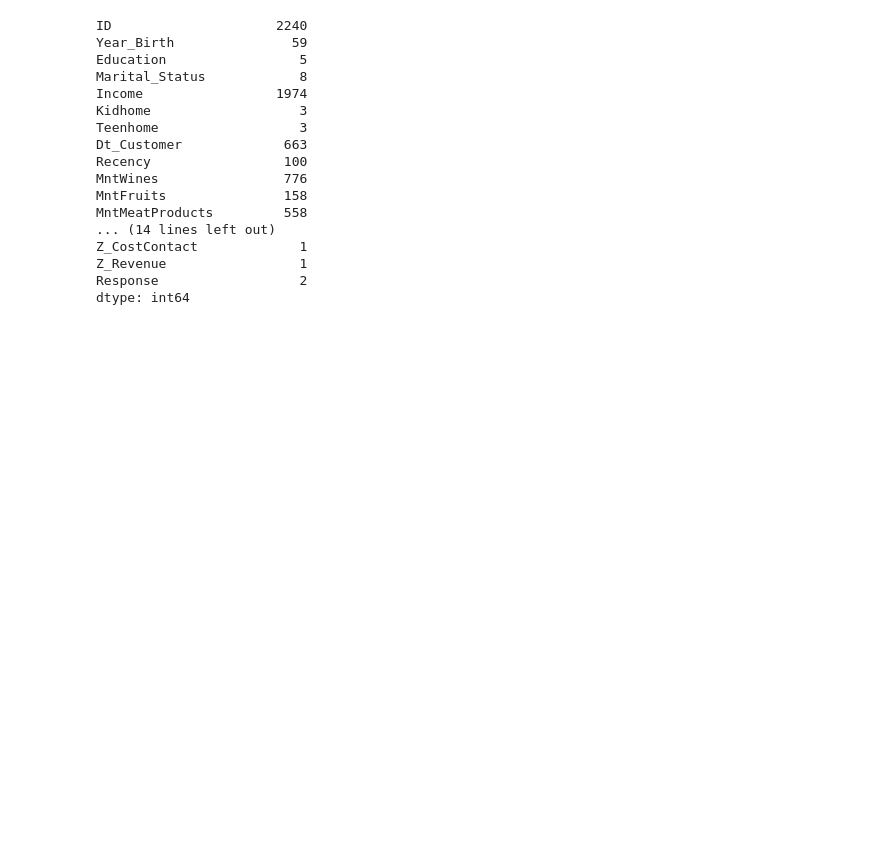
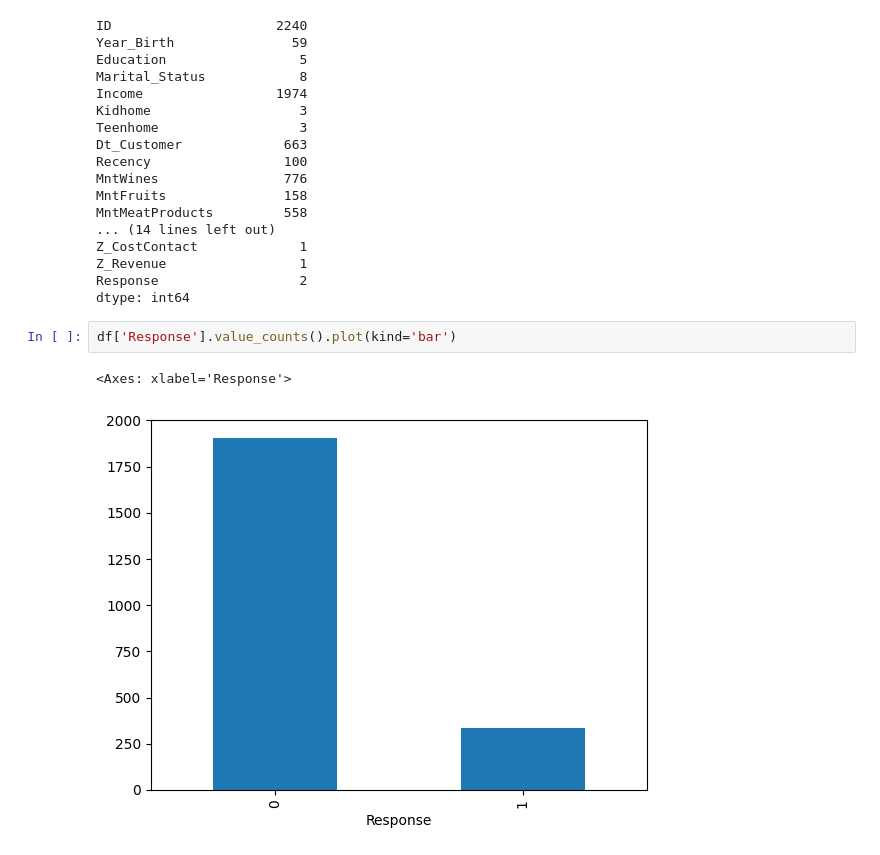
Before and after one commit to dhanu0709/2024_IA651_RSDJ_final_project, a Jupyter notebook: ml_pro.ipynb, the cells around one changed output. Drawn from its saved outputs; the diff is of its cells as text; blank space fills up the shorter version.

```diff
--- a/ml_pro.ipynb
+++ b/ml_pro.ipynb
@@ -89,3 +90,8 @@ Z_CostContact             1
 Z_Revenue                 1
 Response                  2
 dtype: int64
+# %%
+df['Response'].value_counts().plot(kind='bar')
+# %% [output]
+<Axes: xlabel='Response'>
+[figure, added]
```
Also changed, not shown: parts of 1 cell of this notebook.
